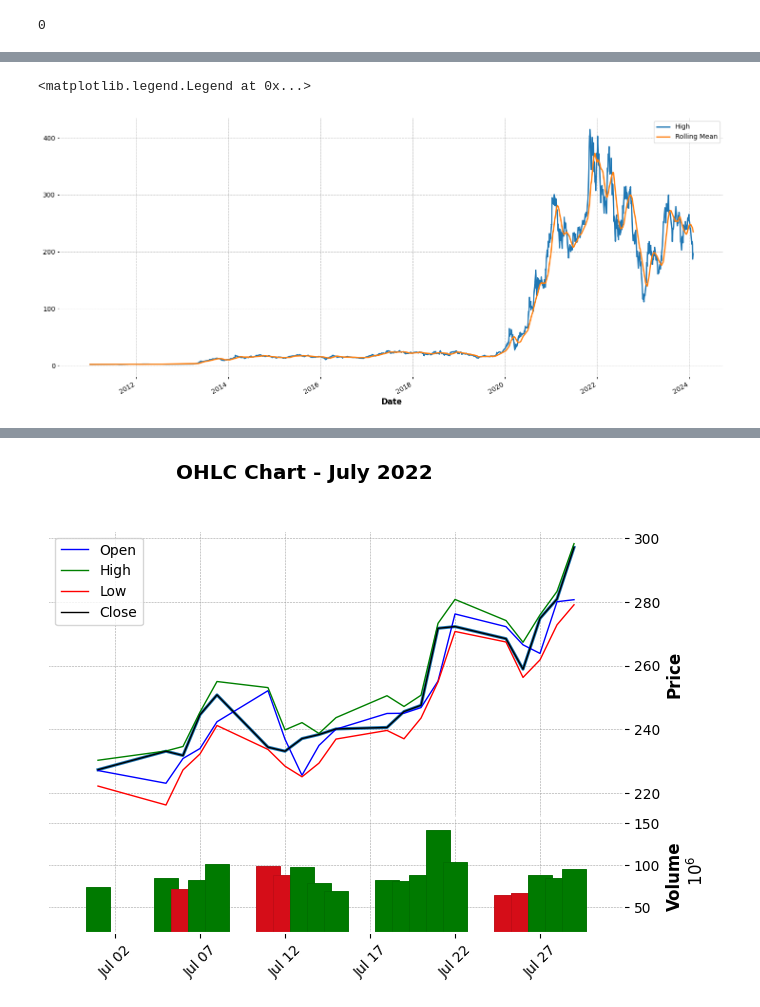
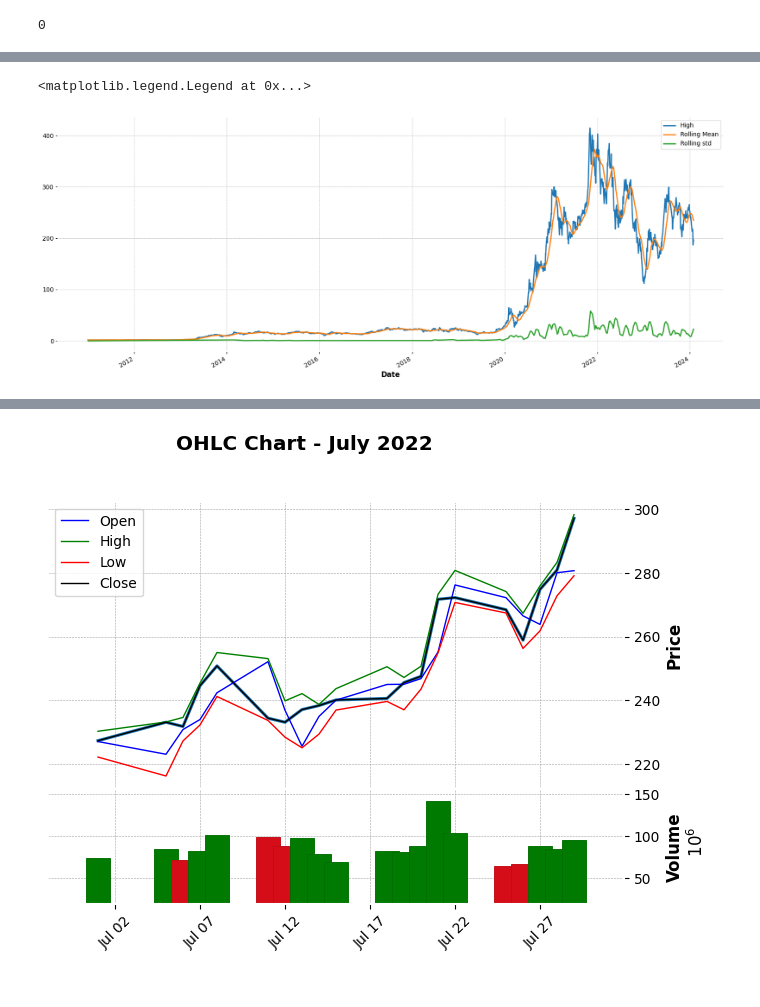
Before and after one commit to pxs1990/DS_projects, a Jupyter notebook: time_series_analysis.ipynb, the cells around one changed output, grey strips where cells are left out. Saved outputs shown, nothing was run; the diff lists cells and outputs as text; code cells hidden in the pictures.

```diff
--- a/time_series_analysis.ipynb
+++ b/time_series_analysis.ipynb
@@ -149,13 +160,14 @@ tesla['Return'].plot(figsize=(20,8))
-# %%
-# Rolling window functions
-rolling_tesla = tesla.High.rolling('50D').mean()
-tesla.High.plot()
-rolling_tesla.plot()
-plt.legend(['High','Rolling Mean'])
-# Plotting a rolling mean of 50 day window with original High attribute of tesla stocks
-# %% [output]
-<matplotlib.legend.Legend at 0x...>
-[figure, removed]
+# %%
+# Rolling window functions to find the rolling mean and std (for smoothness and checking non stationarity)
+rolling_tesla_mean = tesla.High.rolling('50D').mean()
+rolling_tesla_std = tesla.High.rolling('50D').std()
+tesla.High.plot(figsize=(20,8))
+rolling_tesla_mean.plot(figsize=(20,8))
+rolling_tesla_std.plot(figsize=(20,8))
+plt.legend(['High','Rolling Mean','Rolling std'])
+# %% [output]
+<matplotlib.legend.Legend at 0x...>
+[figure, added]
 # %%
 # Expanding window functions
 tesla_mean = tesla.High.expanding().mean()#EM=cumulative mean=mean till today from the beginning
```
Also changed, not shown: parts of 60 cells of this notebook.
